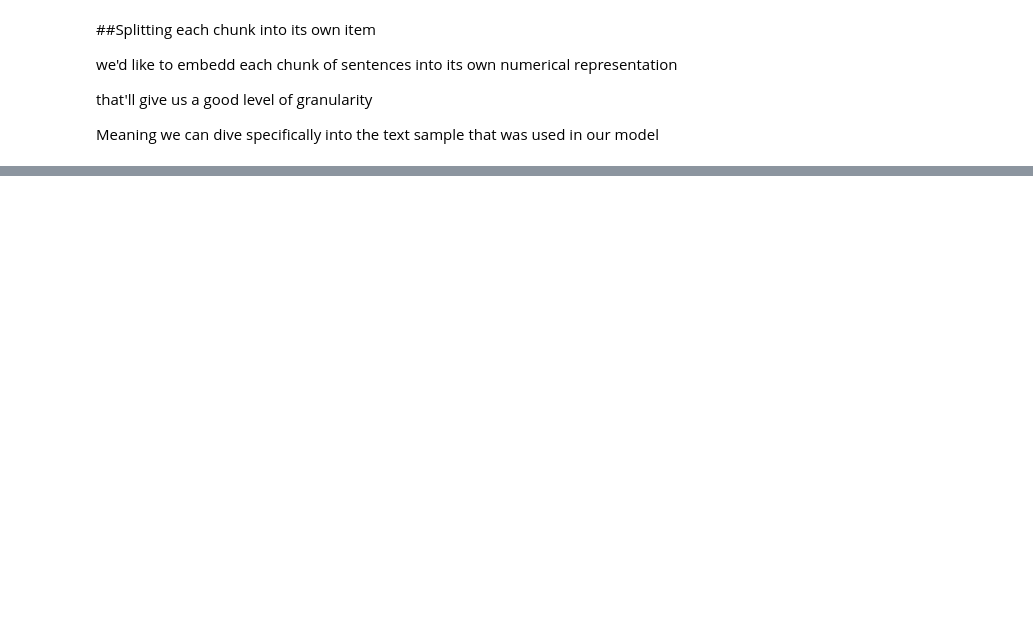
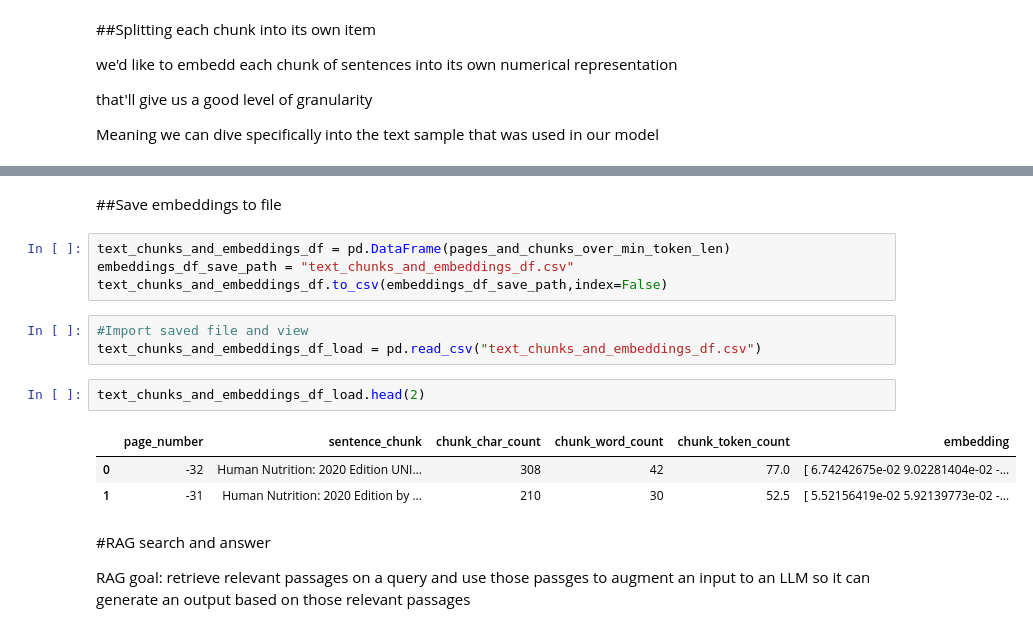
Before and after one commit to chawbel/RAG_Project, a Jupyter notebook: RAG_Pipeline.ipynb, the cells around one changed output, grey strips where cells are left out. Drawn from its saved outputs; the diff is of its cells as text; blank space fills up the shorter version.

```diff
--- a/RAG_Pipeline.ipynb
+++ b/RAG_Pipeline.ipynb
@@ -260,0 +369,19 @@ pages_and_chunks[400:401]
+# %% [markdown]
+##Save embeddings to file
+# %%
+text_chunks_and_embeddings_df = pd.DataFrame(pages_and_chunks_over_min_token_len)
+embeddings_df_save_path = "text_chunks_and_embeddings_df.csv"
+text_chunks_and_embeddings_df.to_csv(embeddings_df_save_path,index=False)
+# %%
+#Import saved file and view
+text_chunks_and_embeddings_df_load = pd.read_csv("text_chunks_and_embeddings_df.csv")
+# %%
+text_chunks_and_embeddings_df_load.head(2)
+# %% [output]
+|  | page_number | sentence_chunk | chunk_char_count | chunk_word_count | chunk_token_count | embedding |
+| 0 | -32 | Human Nutrition: 2020 Edition UNI... | 308 | 42 | 77.0 | [ 6.74242675e-02 9.02281404e-02 -... |
+| 1 | -31 | Human Nutrition: 2020 Edition by ... | 210 | 30 | 52.5 | [ 5.52156419e-02 5.92139773e-02 -... |
+# %% [markdown]
+#RAG search and answer
+
+RAG goal: retrieve relevant passages on  a query and use those passges to augment an input to an LLM so it can generate an output based on those relevant passages
```
Also changed, not shown: parts of 25 cells of this notebook.
